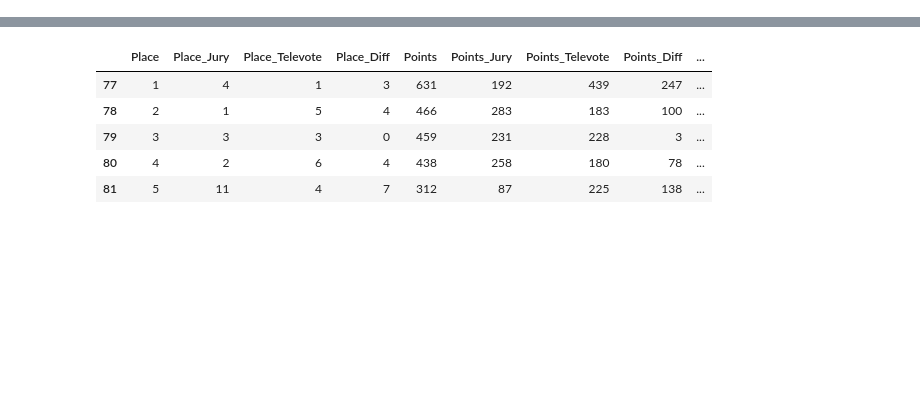
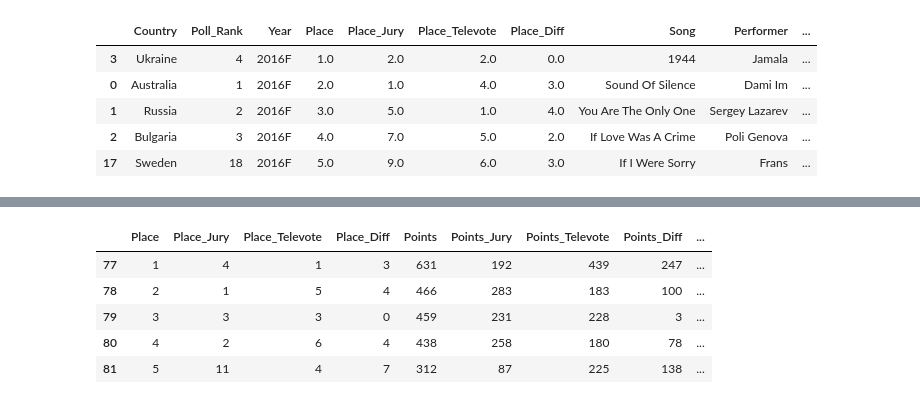
Before and after one commit to Magi-01/Repository, a Jupyter notebook: Data_Visualization/project.ipynb, the cells around one changed output, grey strips where cells are left out. Saved outputs shown, nothing was run; the diff lists cells and outputs as text; code cells hidden in the pictures; blank space fills up the shorter version.

```diff
--- a/Data_Visualization/project.ipynb
+++ b/Data_Visualization/project.ipynb
@@ -131,0 +309,10 @@ df_pl_2023 = pd.read_csv("./Kaggle_Dataset/Polls/2023_poll_results.csv")
+# %%
+df_results_modified['Year_as_format'] = (
+    df_results_modified['Year']
+        .str.replace('F', '', regex=False)  # remove 'F'
+        .astype(int)                        # convert to integer
+)
+# %%
+df_results_modified['Year_as_format'] = pd.to_datetime(
+    df_results_modified['Year_as_format'], format='%Y'
+)
@@ -131,0 +334,35 @@ df_pl_2023 = pd.read_csv("./Kaggle_Dataset/Polls/2023_poll_results.csv")
+# %%
+import matplotlib.colors as mcolors
+def fade_color(hex_color, rank, max_rank):
+    """
+    Returns a lighter color depending on rank.
+    Rank 1 = full color, rank=max_rank = very light.
+    """
+    # Convert hex to RGB (0-1)
+    rgb = mcolors.to_rgb(hex_color)
+
+    # Calculate fade factor: rank 1 = 1, rank=max_rank = 0.3 (adjustable)
+    min_strength = 0.2
+    strength = 1
+
+    # Apply strength
+    faded_rgb = tuple([c * strength for c in rgb])
+
+    # Convert back to hex
+    return mcolors.to_hex(faded_rgb)
+# %%
+max_rank = df_results_modified['Place'].max()
+
+df_results_modified['Color'] = df_results_modified.apply(
+    lambda row: fade_color(country_colors[row['Country']], row['Place'], max_rank),
+    axis=1
+)
+# %%
+df_results_modified.head()
+# %% [output]
+|  | Country | Poll_Rank | Year | Place | Place_Jury | Place_Televote | Place_Diff | Song | Performer | ... |
+| 3 | Ukraine | 4 | 2016F | 1.0 | 2.0 | 2.0 | 0.0 | 1944 | Jamala | ... |
+| 0 | Australia | 1 | 2016F | 2.0 | 1.0 | 4.0 | 3.0 | Sound Of Silence | Dami Im | ... |
+| 1 | Russia | 2 | 2016F | 3.0 | 5.0 | 1.0 | 4.0 | You Are The Only One | Sergey Lazarev | ... |
+| 2 | Bulgaria | 3 | 2016F | 4.0 | 7.0 | 5.0 | 2.0 | If Love Was A Crime | Poli Genova | ... |
+| 17 | Sweden | 18 | 2016F | 5.0 | 9.0 | 6.0 | 3.0 | If I Were Sorry | Frans | ... |
```
Also changed, not shown: parts of 95 cells of this notebook, 22 other files.
